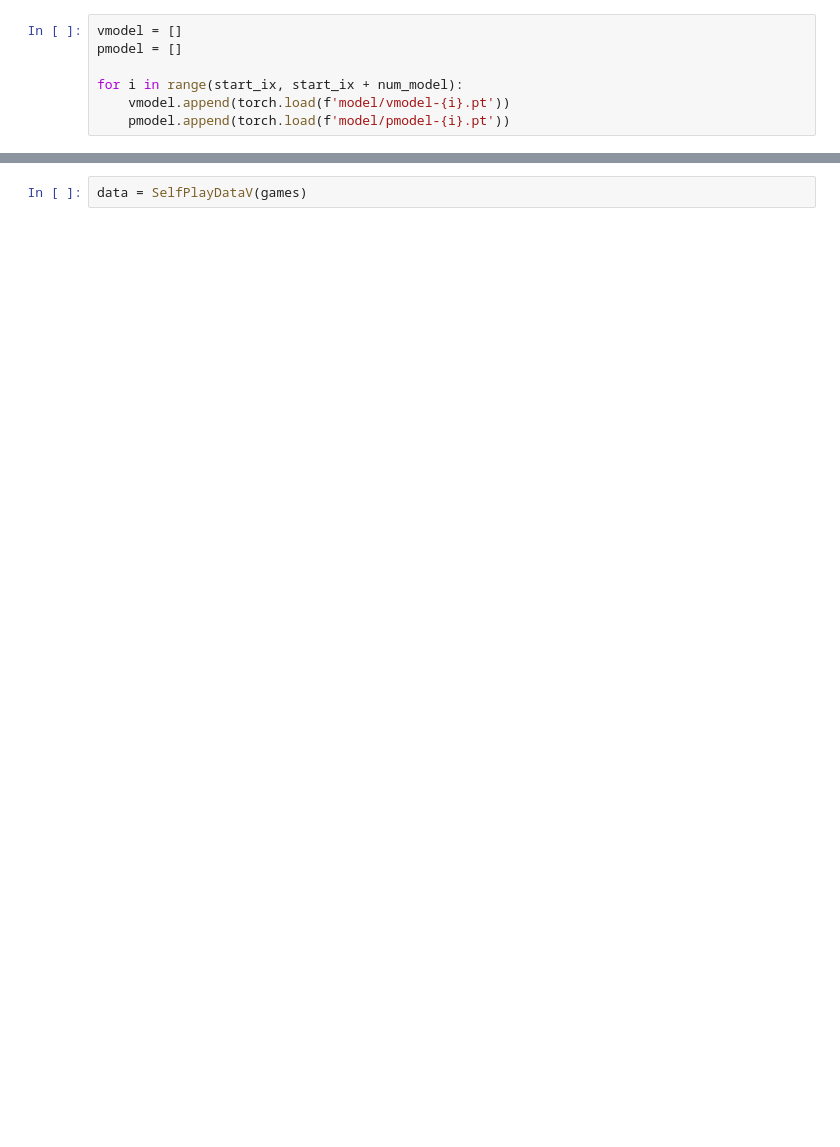
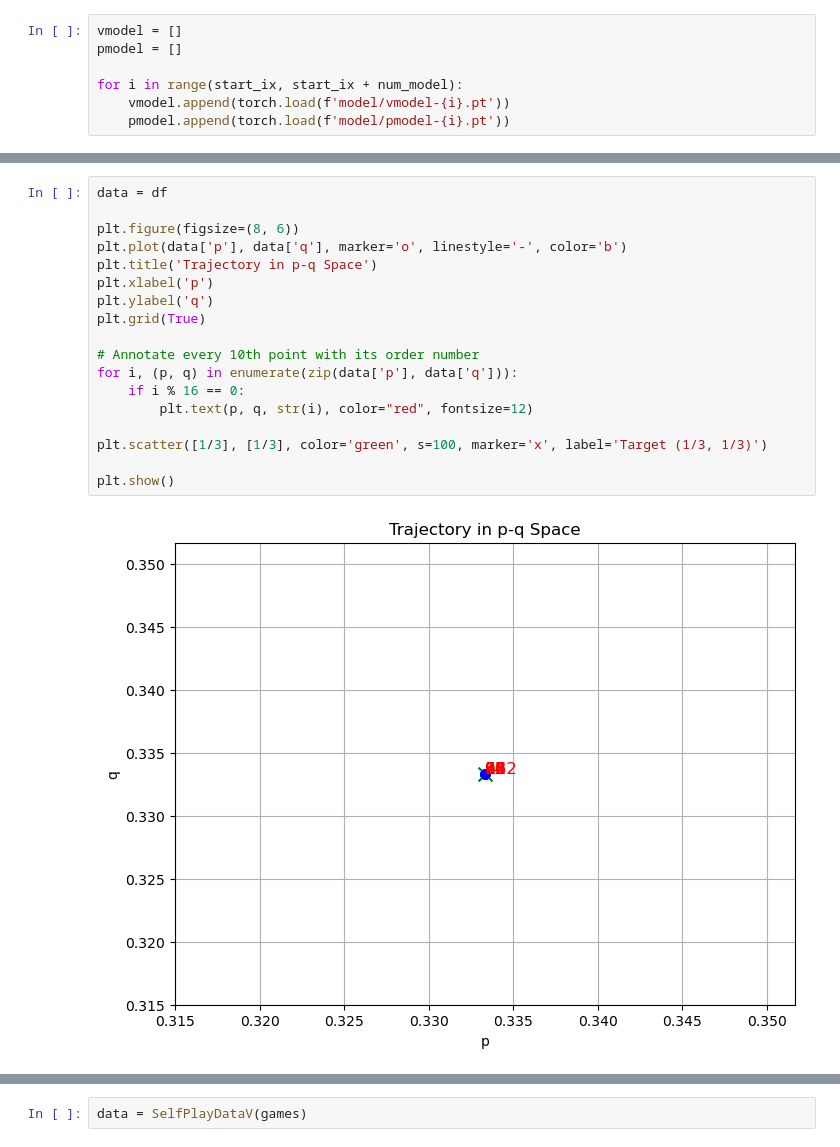
Before and after one commit to lichensongs/Q-Dispersion-Tree-Search, a Jupyter notebook: analysis.ipynb, the cells around one changed output, grey strips where cells are left out. Saved outputs shown, nothing was run; the diff lists cells and outputs as text; blank space fills up the shorter version.

```diff
--- a/analysis.ipynb
+++ b/analysis.ipynb
@@ -41,3 +78,23 @@ df = pd.DataFrame({'p': ps, 'q': qs})
+# %%
+data = df
+
+plt.figure(figsize=(8, 6))
+plt.plot(data['p'], data['q'], marker='o', linestyle='-', color='b')
+plt.title('Trajectory in p-q Space')
+plt.xlabel('p')
+plt.ylabel('q')
+plt.grid(True)
+
+# Annotate every 10th point with its order number
+for i, (p, q) in enumerate(zip(data['p'], data['q'])):
+    if i % 16 == 0:
+        plt.text(p, q, str(i), color="red", fontsize=12)
+
+plt.scatter([1/3], [1/3], color='green', s=100, marker='x', label='Target (1/3, 1/3)')
+
+plt.show()
+# %% [output]
+[figure, added]
 # %%
 data = df
 
```
Also changed, not shown: parts of 18 cells of this notebook, 7 other files.
